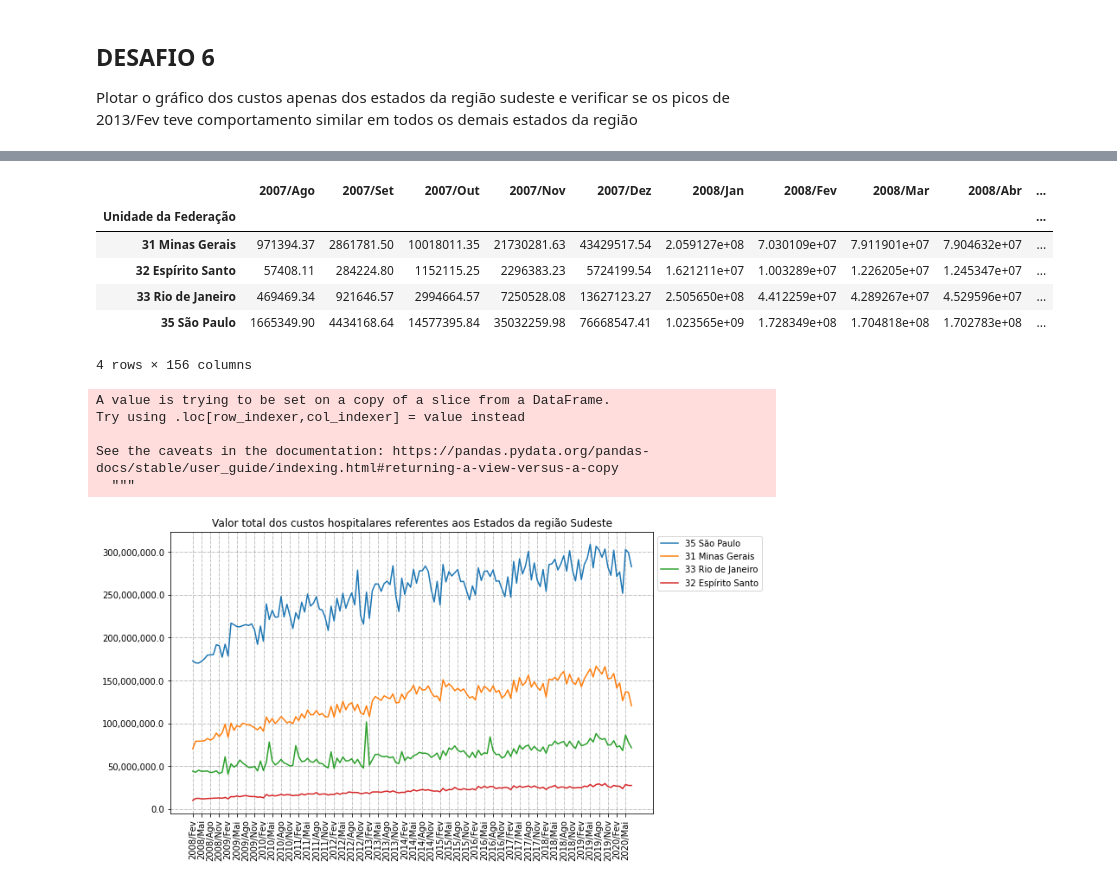
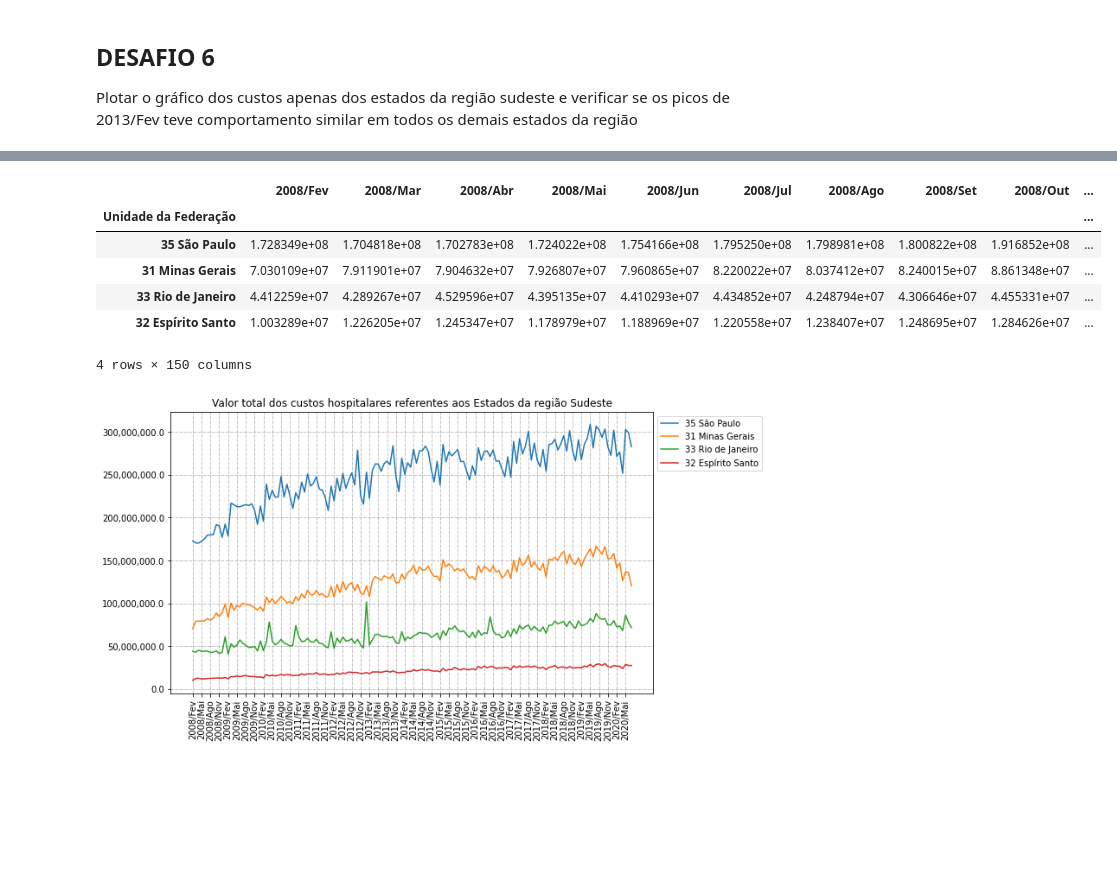
Before and after one commit to isabelapt/Bootcamp_Data_Science_Alura, a Jupyter notebook: Modulo_1/Modulo1Aula3.ipynb, the cells around one changed output, grey strips where cells are left out. Cells and saved outputs as stored; diff of their text form; code cells hidden in the pictures; blank space fills up the shorter version.

```diff
--- a/Modulo_1/Modulo1Aula3.ipynb
+++ b/Modulo_1/Modulo1Aula3.ipynb
@@ -116,9 +116,9 @@ plt.show()
 ##DESAFIO 2
 Adicionar uma coluna mostrando a região (Norte, Nodeste, Sul, Suldeste e Centro-Oeste) de cada estado.
 # %%
-lista_dados_usaveis = dados_usaveis.index.tolist()
+lista_ordenado_por_total = ordenado_por_total.index.tolist()
 regiao = []
-for i in lista_dados_usaveis:
+for i in lista_ordenado_por_total:
   if i[0] == '1':
     regiao.append("Norte")
   elif i[0] == '2':
@@ -131,11 +131,11 @@ for i in lista_dados_usaveis:
     regiao.append("Centro-Oeste")
 
 # Insert the data as the last column
-dados_usaveis["Região"] = regiao
+ordenado_por_total.loc[:,"Região"] = regiao
 
 # Move Região Column to the be the first one
-col = dados_usaveis.pop("Região")
-dados_usaveis.insert(0,col.name, col)
+col = ordenado_por_total.pop("Região")
+ordenado_por_total.insert(0,col.name, col)
 
-dados_usaveis.head()
+ordenado_por_total
 # %% [output]
@@ -280,12 +303,12 @@ dengue_usaveis.head()
 | 15 Pará | 5209.0 | 7662.0 | 7911.0 | 5713.0 | 4520.0 | 2415.0 | 1636.0 | 1903.0 | 1599.0 | 1606.0 | ... |
 # %%
 # Ordenate by Index
-ordenado_por_total = dengue_usaveis.sort_values("Total", axis = 0, ascending = False)
+dengue_ordenado_por_total = dengue_usaveis.sort_values("Total", axis = 0, ascending = False)
 
 # Ordenate by Column
-ordenado_por_total =  ordenado_por_total.sort_values("Total", axis = 1, ascending = False)
+dengue_ordenado_por_total =  dengue_ordenado_por_total.sort_values("Total", axis = 1, ascending = False)
 
 # Drop Total from DataFrames
-ordenado_por_total = ordenado_por_total.drop("Total", axis = 0)
-ordenado_por_total = ordenado_por_total.drop("Total", axis = 1)
+dengue_ordenado_por_total = dengue_ordenado_por_total.drop("Total", axis = 0)
+dengue_ordenado_por_total = dengue_ordenado_por_total.drop("Total", axis = 1)
 # %%
@@ -337,31 +371,16 @@ Plotar o gráfico dos custos apenas dos estados da região sudeste e verificar s
 # %%
 # Filter usable data only from "Sudeste"
-dados_usaveis_sudeste = dados_usaveis[dados_usaveis["Região"] == "Sudeste"]
-dados_usaveis_sudeste = dados_usaveis_sudeste.drop("Região", axis = 1)
-dados_usaveis_sudeste
+
+sudeste_ordenado = ordenado_por_total[ordenado_por_total['Região'].str.match('Sudeste')]
+sudeste_ordenado = sudeste_ordenado.drop("Região", axis = 1)
+sudeste_ordenado
 # %% [output]
-|  | 2007/Ago | 2007/Set | 2007/Out | 2007/Nov | 2007/Dez | 2008/Jan | 2008/Fev | 2008/Mar | 2008/Abr | ... |
+|  | 2008/Fev | 2008/Mar | 2008/Abr | 2008/Mai | 2008/Jun | 2008/Jul | 2008/Ago | 2008/Set | 2008/Out | ... |
 | Unidade da Federação |  |  |  |  |  |  |  |  |  | ... |
-| 31 Minas Gerais | 971394.37 | 2861781.50 | 10018011.35 | 21730281.63 | 43429517.54 | 2.059127e+08 | 7.030109e+07 | 7.911901e+07 | 7.904632e+07 | ... |
-| 32 Espírito Santo | 57408.11 | 284224.80 | 1152115.25 | 2296383.23 | 5724199.54 | 1.621211e+07 | 1.003289e+07 | 1.226205e+07 | 1.245347e+07 | ... |
-| 33 Rio de Janeiro | 469469.34 | 921646.57 | 2994664.57 | 7250528.08 | 13627123.27 | 2.505650e+08 | 4.412259e+07 | 4.289267e+07 | 4.529596e+07 | ... |
-| 35 São Paulo | 1665349.90 | 4434168.64 | 14577395.84 | 35032259.98 | 76668547.41 | 1.023565e+09 | 1.728349e+08 | 1.704818e+08 | 1.702783e+08 | ... |
+| 35 São Paulo | 1.728349e+08 | 1.704818e+08 | 1.702783e+08 | 1.724022e+08 | 1.754166e+08 | 1.795250e+08 | 1.798981e+08 | 1.800822e+08 | 1.916852e+08 | ... |
+| 31 Minas Gerais | 7.030109e+07 | 7.911901e+07 | 7.904632e+07 | 7.926807e+07 | 7.960865e+07 | 8.220022e+07 | 8.037412e+07 | 8.240015e+07 | 8.861348e+07 | ... |
+| 33 Rio de Janeiro | 4.412259e+07 | 4.289267e+07 | 4.529596e+07 | 4.395135e+07 | 4.410293e+07 | 4.434852e+07 | 4.248794e+07 | 4.306646e+07 | 4.455331e+07 | ... |
+| 32 Espírito Santo | 1.003289e+07 | 1.226205e+07 | 1.245347e+07 | 1.178979e+07 | 1.188969e+07 | 1.220558e+07 | 1.238407e+07 | 1.248695e+07 | 1.284626e+07 | ... |
-4 rows × 156 columns
+4 rows × 150 columns
-# %%
-# Fazer um slice no DataFrame para plotar os dados sem o pico
-# Seleciona da setima em diante, joga fora as seis primeiras
-dados_usaveis_sudeste = dados_usaveis_sudeste[dados_usaveis_sudeste.columns[6:]]
-
-dados_usaveis_sudeste["Total"] = dados_usaveis_sudeste.sum(axis=1)
-
-# Sort Values
-dados_sudeste_ordenados = dados_usaveis_sudeste.sort_values("Total", axis =0, ascending= False)
-dados_sudeste_ordenados = dados_sudeste_ordenados.drop("Total", axis =1)
-# %% [output]
-A value is trying to be set on a copy of a slice from a DataFrame.
-Try using .loc[row_indexer,col_indexer] = value instead
-
-See the caveats in the documentation: https://pandas.pydata.org/pandas-docs/stable/user_guide/indexing.html#returning-a-view-versus-a-copy
-  """
 # %%
 # Create sequence frequency for xticks
```
Also changed, not shown: parts of 10 cells of this notebook.
